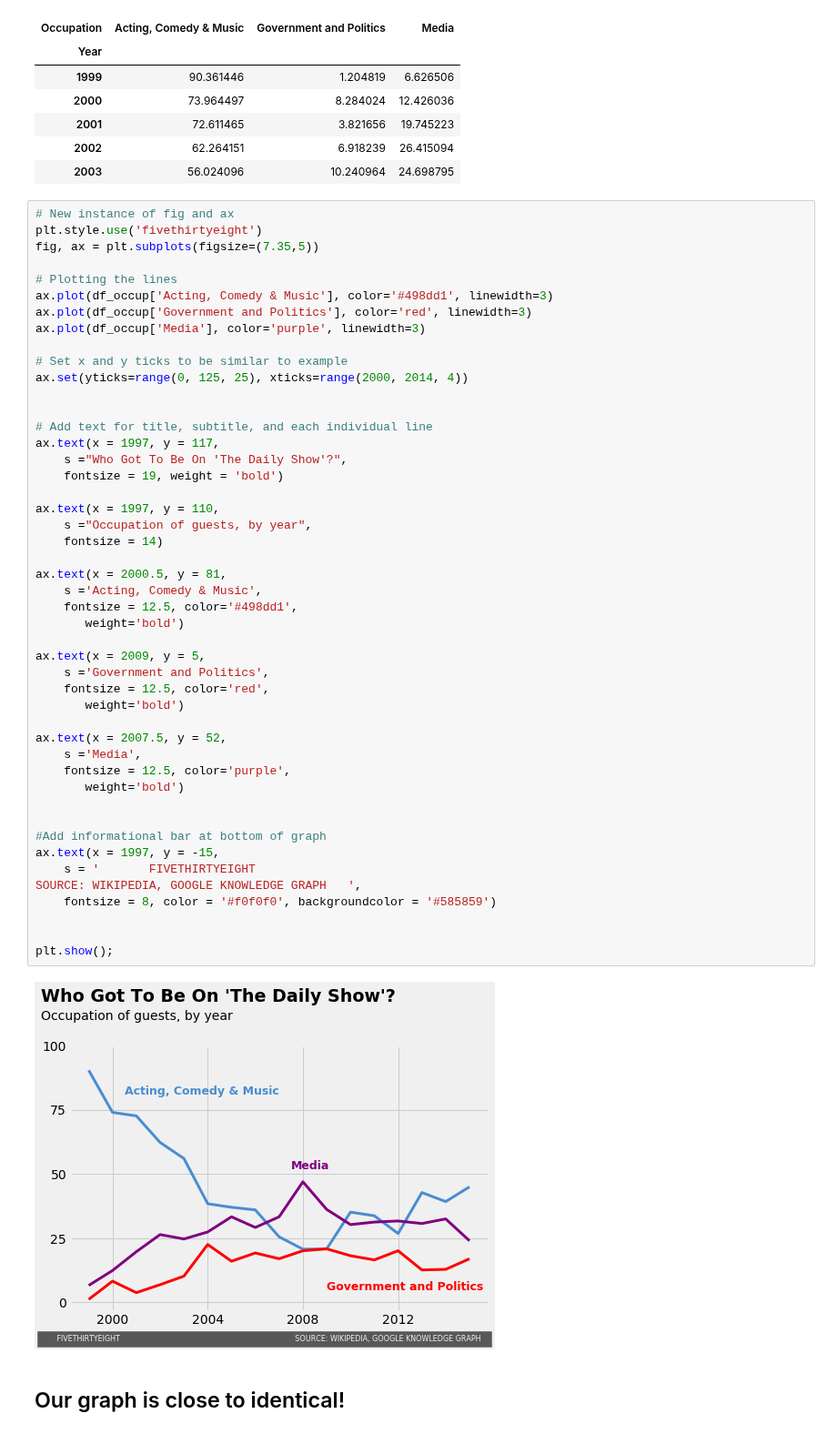
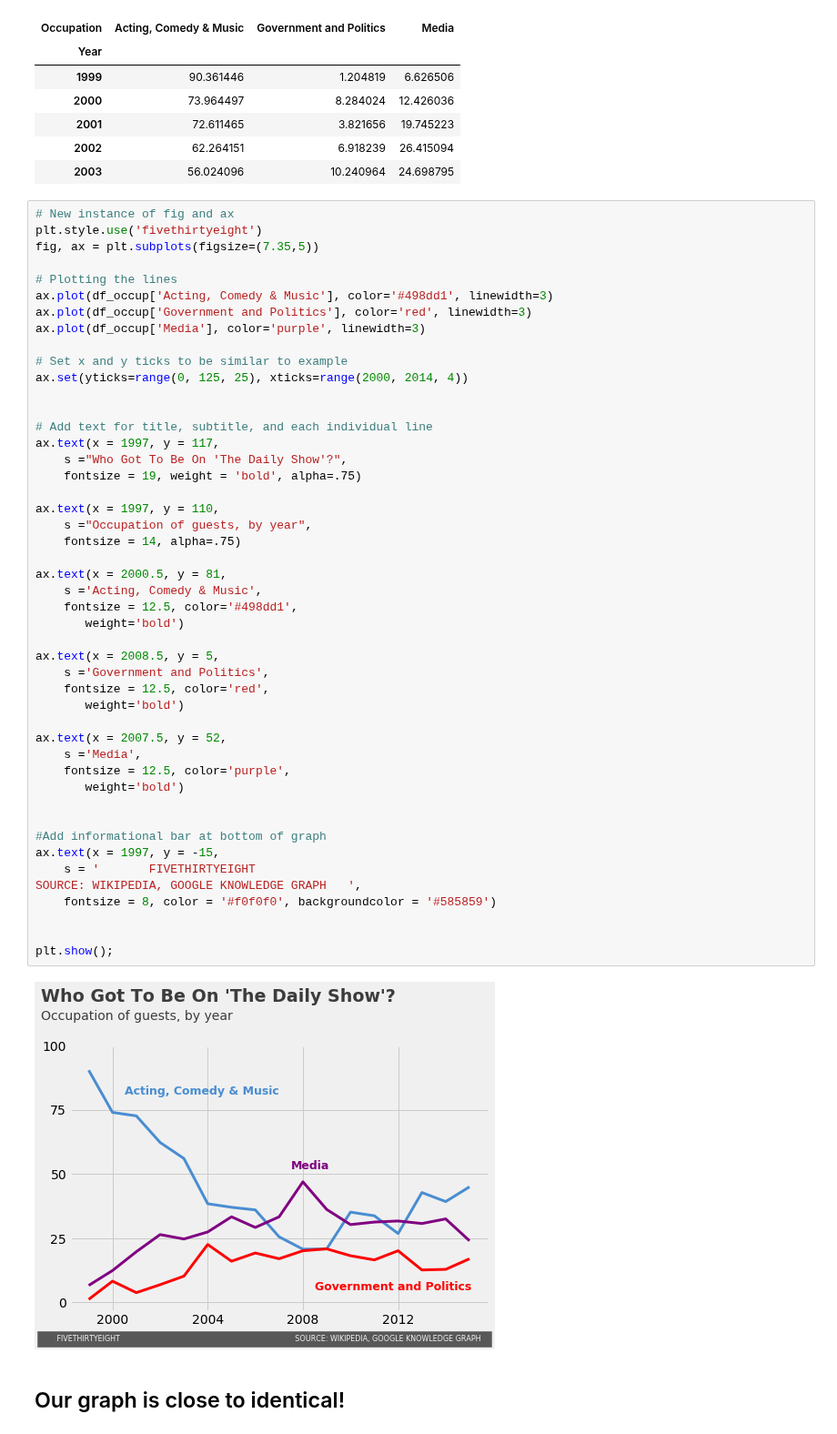
Before and after one commit to bloominstituteoftechnology/DS-Unit-1-Sprint-3-Data-Storytelling, a Jupyter notebook: Connor_Heraty_DS_Unit_1_Sprint_Challenge_3_Data_Storytelling.ipynb, the cells around one changed output. Shown at 91% size. Cells and saved outputs as stored; diff of their text form.

```diff
--- a/Connor_Heraty_DS_Unit_1_Sprint_Challenge_3_Data_Storytelling.ipynb
+++ b/Connor_Heraty_DS_Unit_1_Sprint_Challenge_3_Data_Storytelling.ipynb
@@ -207,37 +207,37 @@ ax.set(yticks=range(0, 125, 25), xticks=range(2000, 2014, 4))
 # Add text for title, subtitle, and each individual line
 ax.text(x = 1997, y = 117,
     s ="Who Got To Be On 'The Daily Show'?",
-    fontsize = 19, weight = 'bold')
+    fontsize = 19, weight = 'bold', alpha=.75)
 
 ax.text(x = 1997, y = 110,
     s ="Occupation of guests, by year",
-    fontsize = 14)
+    fontsize = 14, alpha=.75)
 
 ax.text(x = 2000.5, y = 81,
     s ='Acting, Comedy & Music',
     fontsize = 12.5, color='#498dd1',
        weight='bold')
 
-ax.text(x = 2009, y = 5,
+ax.text(x = 2008.5, y = 5,
     s ='Government and Politics',
     fontsize = 12.5, color='red',
        weight='bold')
 
 ax.text(x = 2007.5, y = 52,
     s ='Media',
     fontsize = 12.5, color='purple',
        weight='bold')
 
 
 #Add informational bar at bottom of graph
 ax.text(x = 1997, y = -15,
     s = '       FIVETHIRTYEIGHT                                                                             SOURCE: WIKIPEDIA, GOOGLE KNOWLEDGE GRAPH   ',
     fontsize = 8, color = '#f0f0f0', backgroundcolor = '#585859')
 
 
 plt.show();
 # %% [output]
-[figure, old version]
+[figure, new version]
 # %% [markdown]
 ## Our graph is close to identical!
 # %%
```
